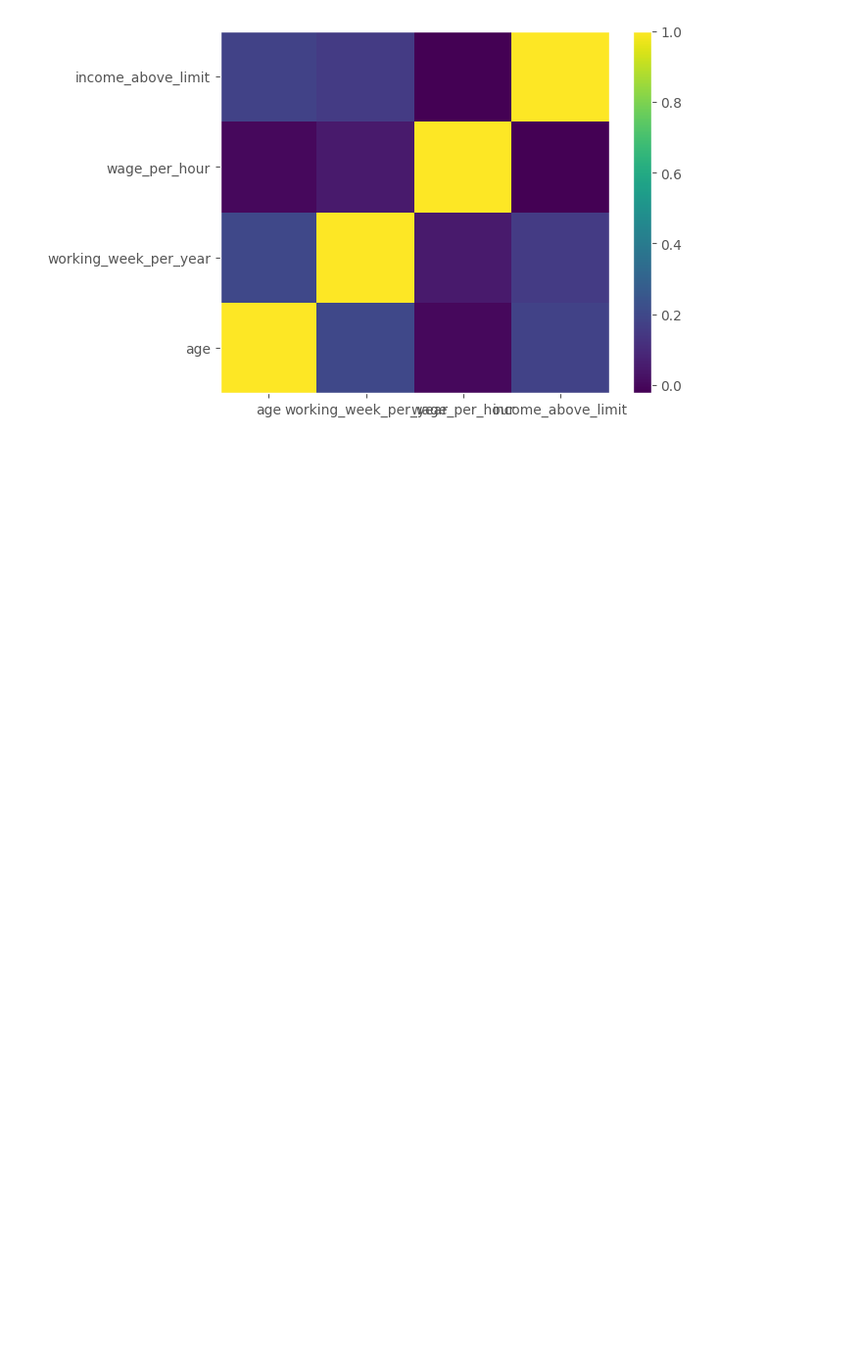
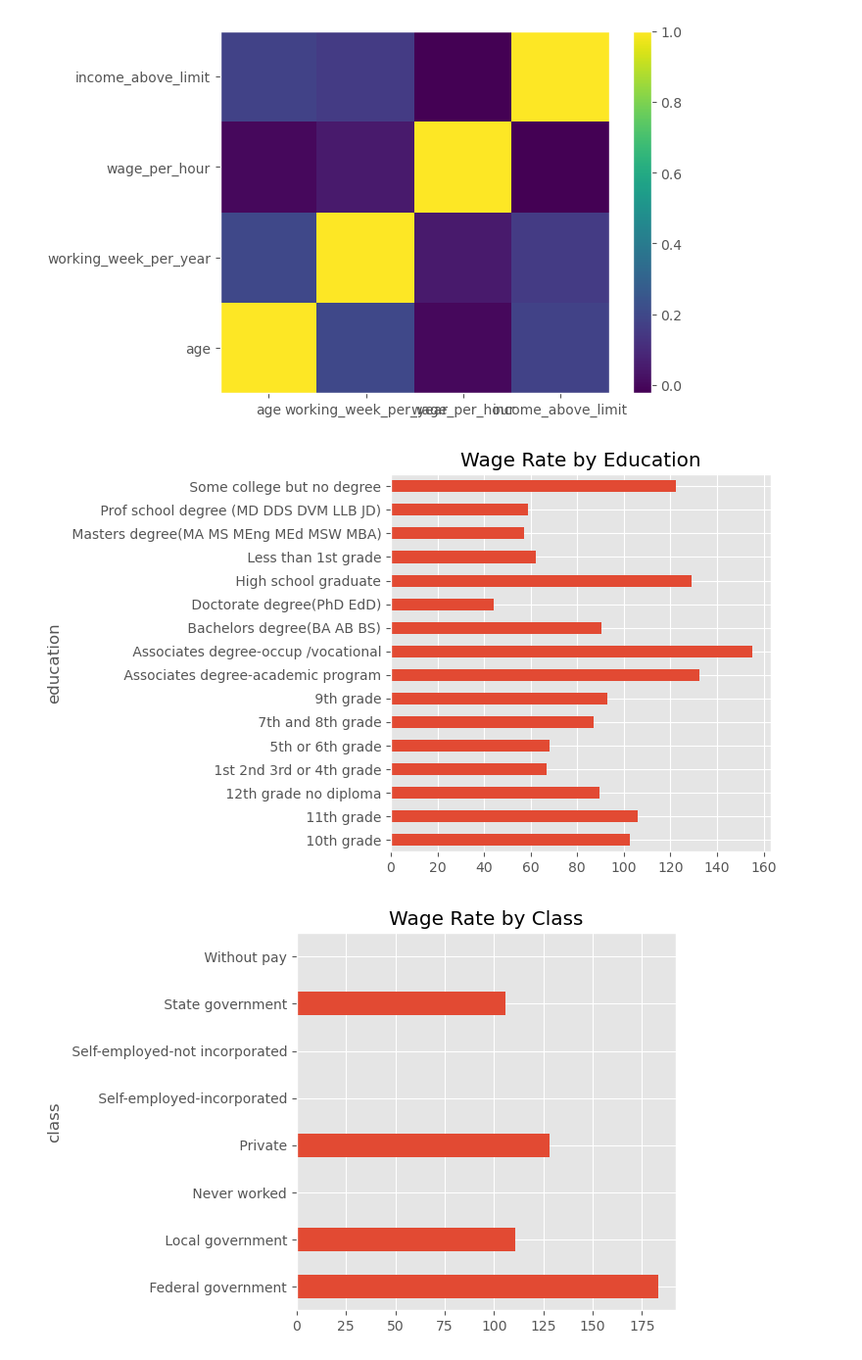
Before and after one commit to Jadonsw123/Jupyter, a Jupyter notebook: MLProject1.ipynb, the cells around one changed output. Shown at 98% size. Cells and saved outputs as stored; diff of their text form; code cells hidden in the pictures; blank space fills up the shorter version.

Commit message:
Added two graphs, added some to data visual md

```diff
--- a/MLProject1.ipynb
+++ b/MLProject1.ipynb
@@ -213,12 +194,28 @@ plt.show()
 [figure]
 # %%
 # first group the data
-df_grouped = df.groupby(by=['education', 'class'])
+df_grouped = df.groupby(by=['education'])
 
 # tabulate survival rates of each group
-# survival_rate = df_grouped.age.sum() / df_grouped.age.count()
+wage_rate = df_grouped.wage_per_hour.sum() / df_grouped.wage_per_hour.count()
 
-# show in a bar chart using builtin pandas API
-ax = df['working_week_per_year'].plot(kind='barh')
-plt.title('Survival Percentages by Class and Age Range')
+# plot the bar chart using builtin pandas API
+fig, ax = plt.subplots(figsize=(5, 5))  # Increase the figure size to make the plot taller
+ax = wage_rate.plot(kind='barh')
+ax.set_title('Wage Rate by Education')
 plt.show()
+
+
+df_grouped = df.groupby(by=['class'])
+
+# tabulate survival rates of each group
+wage_rate = df_grouped.wage_per_hour.sum() / df_grouped.wage_per_hour.count()
+
+# plot the bar chart using builtin pandas API
+fig, ax = plt.subplots(figsize=(5, 5))  # Increase the figure size to make the plot taller
+ax = wage_rate.plot(kind='barh')
+ax.set_title('Wage Rate by Class')
+plt.show()
+# %% [output]
+[figure, added]
+[figure, added]
```
Also changed, not shown: parts of 6 cells of this notebook, 1 other file.
